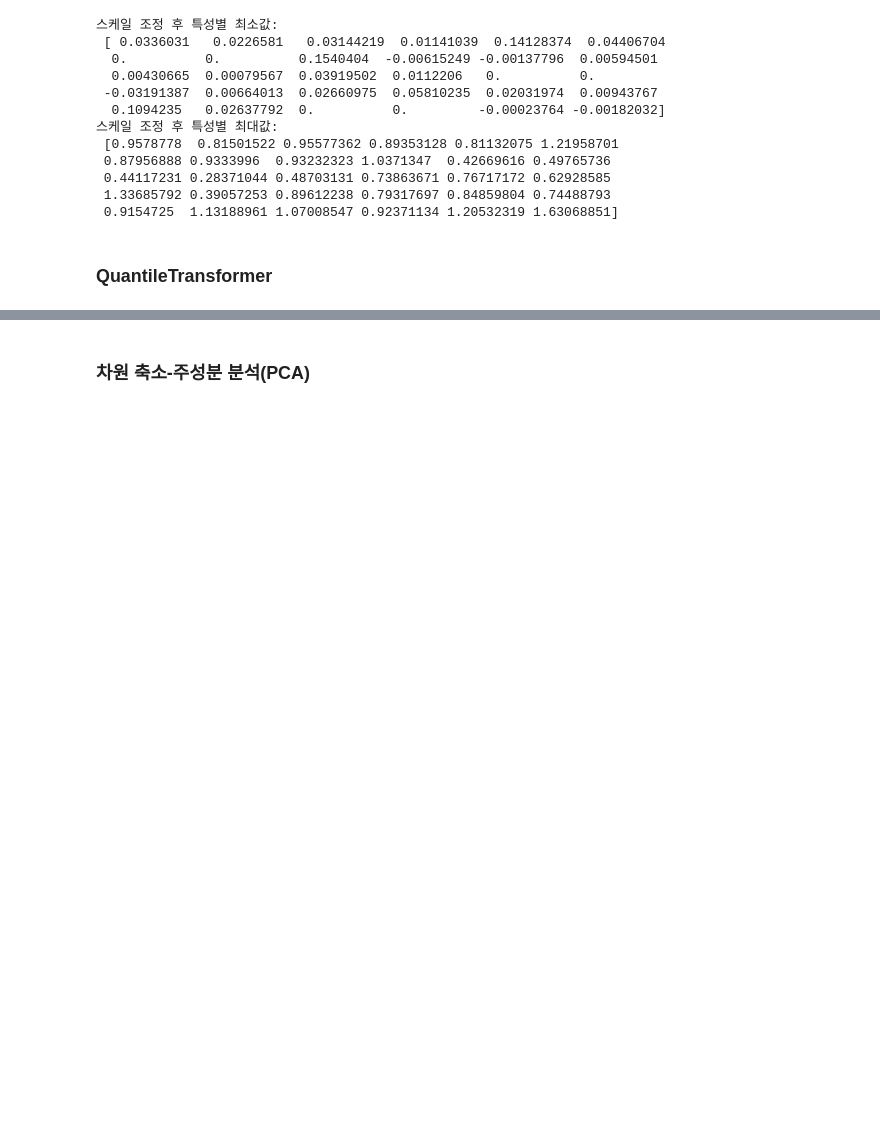
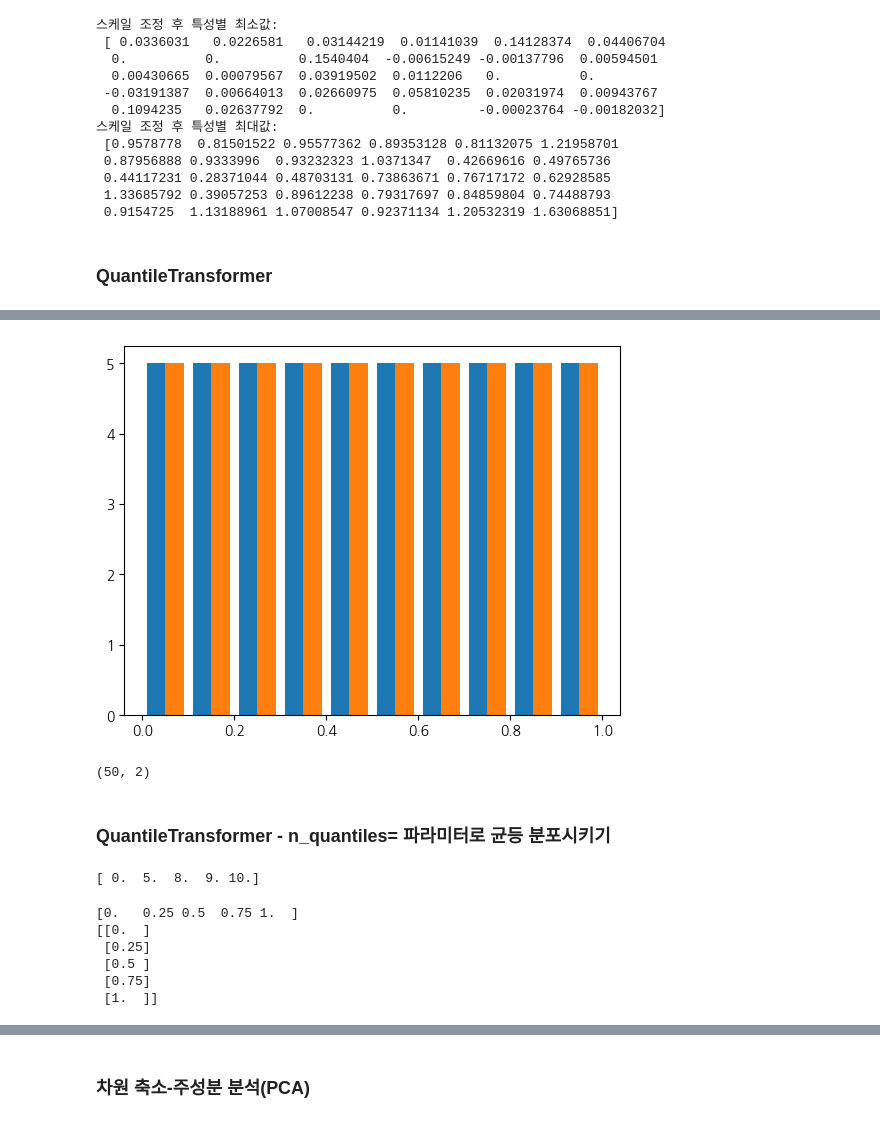
Before and after one commit to flowerdeerjeannie/Machine_Learning, a Jupyter notebook: 03.ipynb, the cells around one changed output, grey strips where cells are left out. Drawn from its saved outputs; the diff is of its cells as text; code cells hidden in the pictures; blank space fills up the shorter version.

```diff
--- a/03.ipynb
+++ b/03.ipynb
@@ -101,0 +130,36 @@ print("스케일 조정 후 특성별 최대값:\n", X_test_scaled.max(axis=0))
+# %%
+plt.hist(X_trans)
+#변환된 데이터 히스토그램 그려봄
+plt.show()
+# %% [output]
+[figure, added]
+# %%
+print(scaler.quantiles_.shape)
+
+#scaler의 파라미터는 n_quantiles, 기본값은 1000
+# %% [output]
+(50, 2)
+# %% [markdown]
+### QuantileTransformer - n_quantiles= 파라미터로 균등 분포시키기
+# %%
+X=np.array([[0],[5],[8],[9],[10]]) #이거 헷갈리면 안되는게 이렇게 보이지만 사실은 5행 1열(0)인덱스 임!
+#밑으로 뚝뚝뚝뚝 내려가는 5행짜리 어레이
+print(np.percentile(X[:,0], [0, 25, 50, 75, 100]))
+#이 5행0열에서 0. 25. 50.. 이 분위에 해당하는 샘플을 뱉어줘야 하는데 5행 1열이므로
+#[0]이 0이고, [5]가 25%임 다섯개 세로짜리에서 봤을 때
+# %% [output]
+[ 0.  5.  8.  9. 10.]
+# %%
+X_trans = QuantileTransformer(n_quantiles=5).fit_transform(X)
+#n_quantiles= 데이터의 분위 수.몇개의 구간(분위)로 나눌지 => 데이터 균등 구간으로 분배!!!!
+print(np.percentile(X_trans[:,0], [0, 25, 50, 75, 100]))
+#QuantileTransformer에 의해 균등분배 되었기 때문에 "데이터값"이 아니고
+#균등하게 분포되고 난 후의 "분포값"을 뱉게 되는거임
+print(X_trans)
+# %% [output]
+[0.   0.25 0.5  0.75 1.  ]
+[[0.  ]
+ [0.25]
+ [0.5 ]
+ [0.75]
+ [1.  ]]
```
Also changed, not shown: parts of 16 cells of this notebook.
